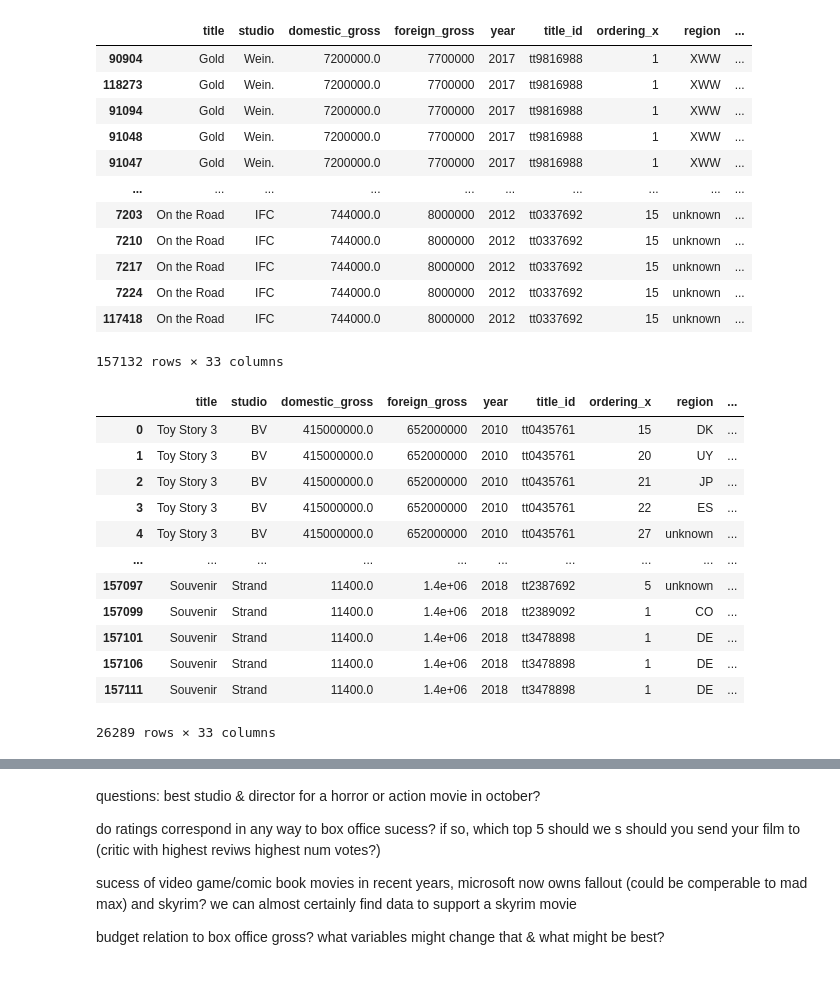
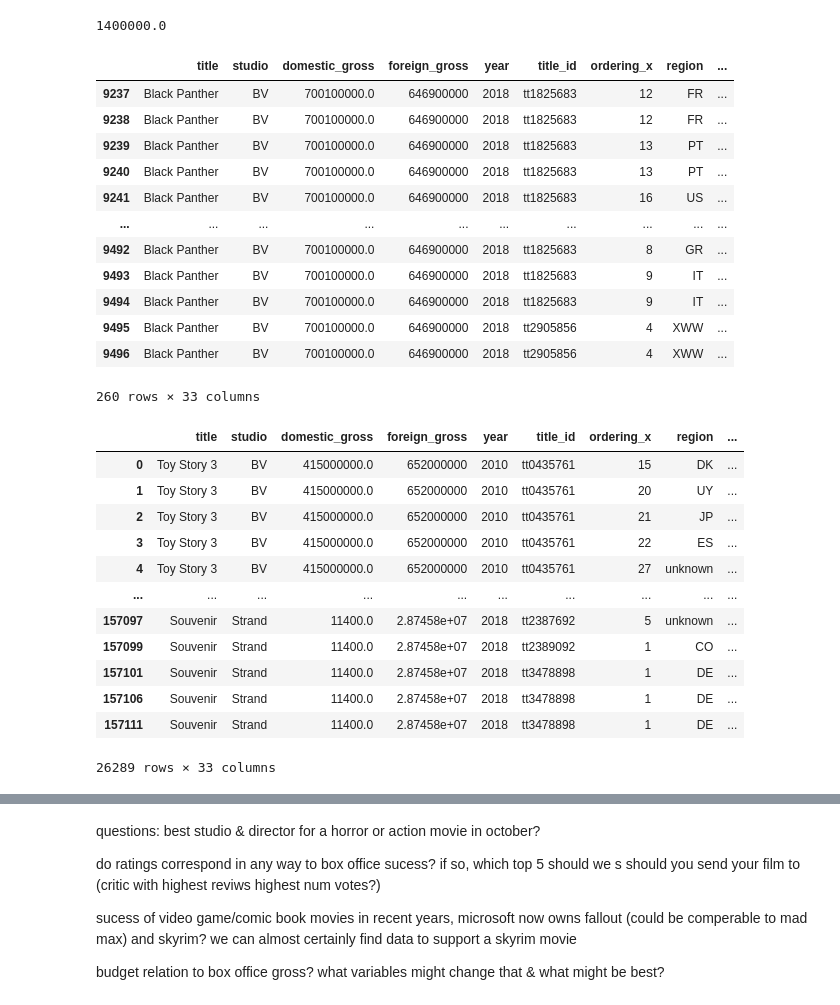
Before and after one commit to mattielips/movie-data-analysis, a Jupyter notebook: Project_cleaning.ipynb, the cells around one changed output, grey strips where cells are left out. Saved outputs shown, nothing was run; the diff lists cells and outputs as text; code cells hidden in the pictures.

Commit message:
Merging columns within built dataframes"

```diff
--- a/Project_cleaning.ipynb
+++ b/Project_cleaning.ipynb
@@ -61,0 +122,8 @@ kagglecsv7 = pd.read_csv('zippedData/ratings_small.csv', low_memory=False)
+# %%
+# NEW DATAFRAMES CREATED
+# Actorframe, data on actors from rotten tomatos, titles duplicate when they have multiple actors
+# Studioframe, data we have on studio production associated with movies,
+# data_on_numbers, no title duplicates newsest data in the flatiron provided data sorted by domestic gross
+dfcsv_1['domestic_gross'].median()
+# %% [output]
+1400000.0
@@ -62,11 +132,11 @@ kagglecsv7 = pd.read_csv('zippedData/ratings_small.csv', low_memory=False)
 # %%
-dftsv_1['rating'].rename('parent_rating') #name slightly misleading
+dftsv_1['rating'].rename('parent_rating', inplace=True) #name slightly misleading
 
 #keeping non-numeric columns with few NaN values so we could still use
 #to groupby or search from, can always drop later subbing for unknown
 #so we don't get and NaN errors
 
-clean1 = dfcsv_1.fillna(dfcsv_1['domestic_gross']).fillna(dfcsv_1['domestic_gross'].median())
+clean1 = dfcsv_1.fillna(dfcsv_1['domestic_gross'].mean())
 clean2 = dfcsv_2.drop(labels='birth_year', axis=1).drop(labels='death_year', axis=1).fillna('unknown')
 clean3 = dfcsv_3.drop(labels='attributes', axis=1).drop(labels='language', axis=1).drop(labels='types', axis=1).fillna('unknown')
 clean4 = dfcsv_4.fillna(dfcsv_4['runtime_minutes'].median()).fillna('unknown')
@@ -101,23 +157,24 @@ c3 = clean3.groupby(['title_id', 'title', 'region']).mean()
 # %%
 #playing around to find the largest dataframe that could help connect everything, think sql is going to be a better move
 the_df_to_merge_them_all = clean1.merge(clean3, how='inner', on='title').merge(clean8,  how='inner', on='title').merge(clean4,  how='inner', on='original_title').merge(clean5, how='inner', on='tconst').merge(clean6, how='inner', on='tconst').merge(clean7, how='inner', on='tconst').merge(clean2, how='inner', on='nconst').merge(clean7, how='inner', on='tconst')
 the_df_to_merge_them_all.sort_values(by='title_id', ascending=False)
+the_df_to_merge_them_all.loc[the_df_to_merge_them_all['title'] == 'Black Panther']
 # %% [output]
 |  | title | studio | domestic_gross | foreign_gross | year | title_id | ordering_x | region | ... |
-| 90904 | Gold | Wein. | 7200000.0 | 7700000 | 2017 | tt9816988 | 1 | XWW | ... |
-| 118273 | Gold | Wein. | 7200000.0 | 7700000 | 2017 | tt9816988 | 1 | XWW | ... |
-| 91094 | Gold | Wein. | 7200000.0 | 7700000 | 2017 | tt9816988 | 1 | XWW | ... |
-| 91048 | Gold | Wein. | 7200000.0 | 7700000 | 2017 | tt9816988 | 1 | XWW | ... |
-| 91047 | Gold | Wein. | 7200000.0 | 7700000 | 2017 | tt9816988 | 1 | XWW | ... |
+| 9237 | Black Panther | BV | 700100000.0 | 646900000 | 2018 | tt1825683 | 12 | FR | ... |
+| 9238 | Black Panther | BV | 700100000.0 | 646900000 | 2018 | tt1825683 | 12 | FR | ... |
+| 9239 | Black Panther | BV | 700100000.0 | 646900000 | 2018 | tt1825683 | 13 | PT | ... |
+| 9240 | Black Panther | BV | 700100000.0 | 646900000 | 2018 | tt1825683 | 13 | PT | ... |
+| 9241 | Black Panther | BV | 700100000.0 | 646900000 | 2018 | tt1825683 | 16 | US | ... |
 | ... | ... | ... | ... | ... | ... | ... | ... | ... | ... |
-| 7203 | On the Road | IFC | 744000.0 | 8000000 | 2012 | tt0337692 | 15 | unknown | ... |
-| 7210 | On the Road | IFC | 744000.0 | 8000000 | 2012 | tt0337692 | 15 | unknown | ... |
-| 7217 | On the Road | IFC | 744000.0 | 8000000 | 2012 | tt0337692 | 15 | unknown | ... |
-| 7224 | On the Road | IFC | 744000.0 | 8000000 | 2012 | tt0337692 | 15 | unknown | ... |
-| 117418 | On the Road | IFC | 744000.0 | 8000000 | 2012 | tt0337692 | 15 | unknown | ... |
+| 9492 | Black Panther | BV | 700100000.0 | 646900000 | 2018 | tt1825683 | 8 | GR | ... |
+| 9493 | Black Panther | BV | 700100000.0 | 646900000 | 2018 | tt1825683 | 9 | IT | ... |
+| 9494 | Black Panther | BV | 700100000.0 | 646900000 | 2018 | tt1825683 | 9 | IT | ... |
+| 9495 | Black Panther | BV | 700100000.0 | 646900000 | 2018 | tt2905856 | 4 | XWW | ... |
+| 9496 | Black Panther | BV | 700100000.0 | 646900000 | 2018 | tt2905856 | 4 | XWW | ... |
-157132 rows × 33 columns
+260 rows × 33 columns
 # %%
-grouped_data = the_df_to_merge_them_all.groupby(['studio','original_title','domestic_gross', 'year', 'foreign_gross', 'title_id', 'id', 'directors'])
+grouped_data = the_df_to_merge_them_all.groupby(['studio','original_title','domestic_gross', 'year', 'title_id', 'id', 'directors'])
 #grouping some sets of data that make sense together
 grouped_data.head(5)
 # %% [output]
@@ -128,11 +185,11 @@ grouped_data.head(5)
 | 3 | Toy Story 3 | BV | 415000000.0 | 652000000 | 2010 | tt0435761 | 22 | ES | ... |
 | 4 | Toy Story 3 | BV | 415000000.0 | 652000000 | 2010 | tt0435761 | 27 | unknown | ... |
 | ... | ... | ... | ... | ... | ... | ... | ... | ... | ... |
-| 157097 | Souvenir | Strand | 11400.0 | 1.4e+06 | 2018 | tt2387692 | 5 | unknown | ... |
-| 157099 | Souvenir | Strand | 11400.0 | 1.4e+06 | 2018 | tt2389092 | 1 | CO | ... |
-| 157101 | Souvenir | Strand | 11400.0 | 1.4e+06 | 2018 | tt3478898 | 1 | DE | ... |
-| 157106 | Souvenir | Strand | 11400.0 | 1.4e+06 | 2018 | tt3478898 | 1 | DE | ... |
-| 157111 | Souvenir | Strand | 11400.0 | 1.4e+06 | 2018 | tt3478898 | 1 | DE | ... |
+| 157097 | Souvenir | Strand | 11400.0 | 2.87458e+07 | 2018 | tt2387692 | 5 | unknown | ... |
+| 157099 | Souvenir | Strand | 11400.0 | 2.87458e+07 | 2018 | tt2389092 | 1 | CO | ... |
+| 157101 | Souvenir | Strand | 11400.0 | 2.87458e+07 | 2018 | tt3478898 | 1 | DE | ... |
+| 157106 | Souvenir | Strand | 11400.0 | 2.87458e+07 | 2018 | tt3478898 | 1 | DE | ... |
+| 157111 | Souvenir | Strand | 11400.0 | 2.87458e+07 | 2018 | tt3478898 | 1 | DE | ... |
 26289 rows × 33 columns
 # %%
 #    DATA ON ACTORS FROM ROTTTEN TOMATOES
```
Also changed, not shown: parts of 26 cells of this notebook.
